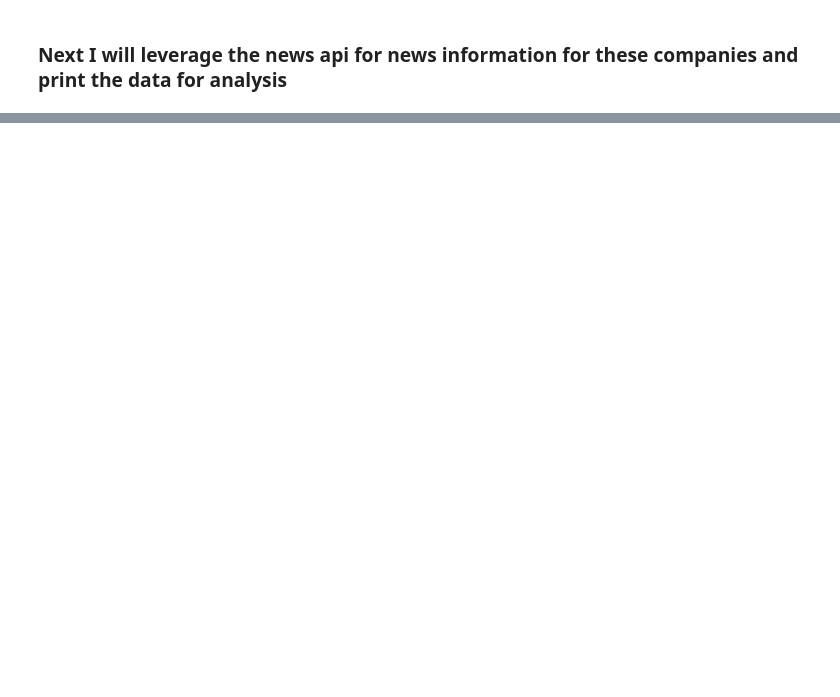
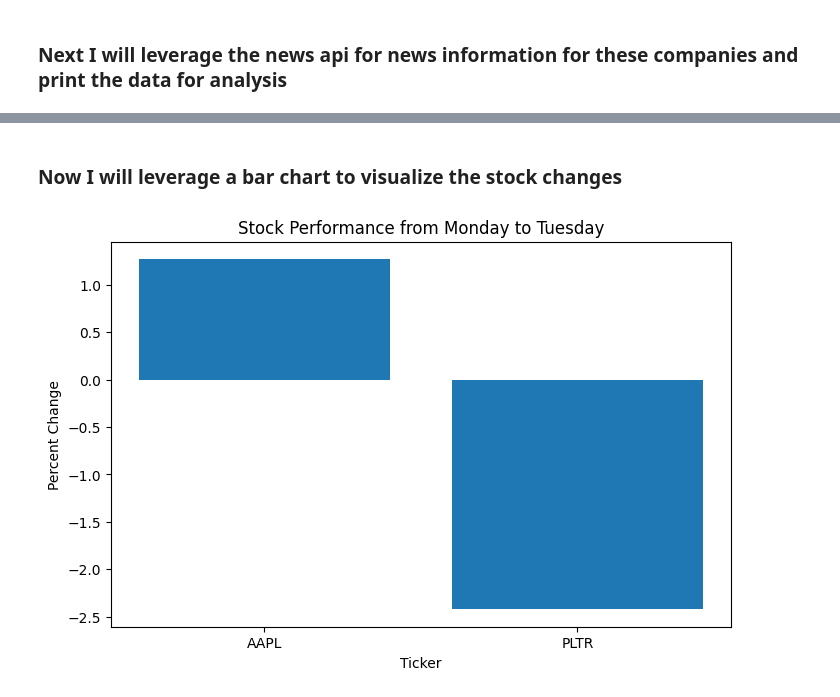
Before and after one commit to dwaynewebb86/IS362_Final_Project, a Jupyter notebook: final.ipynb, the cells around one changed output, grey strips where cells are left out. Drawn from its saved outputs; the diff is of its cells as text; code cells hidden in the pictures; blank space fills up the shorter version.

```diff
--- a/final.ipynb
+++ b/final.ipynb
@@ -96,0 +244,14 @@ News Data
+# %%
+stock_summary = stock_prices_df.groupby(["company", "ticker"]).agg(
+    first_price=("Close", "first"),
+    last_price=("Close", "last"),
+    average_volume=("Volume", "mean")
+).reset_index()
+
+stock_summary["price_change"] = stock_summary["last_price"] - stock_summary["first_price"]
+
+stock_summary["percent_change"] = (
+    stock_summary["price_change"] / stock_summary["first_price"]
+) * 100
+
+stock_summary
@@ -96,0 +293,11 @@ News Data
+# %% [markdown]
+### Now I will leverage a bar chart to visualize the stock changes
+# %%
+plt.figure(figsize=(8, 5))
+plt.bar(stock_summary["ticker"], stock_summary["percent_change"])
+plt.title("Stock Performance from Monday to Tuesday")
+plt.xlabel("Ticker")
+plt.ylabel("Percent Change")
+plt.show()
+# %% [output]
+[figure, added]
```
Also changed, not shown: parts of 21 cells of this notebook, 1 other file.
